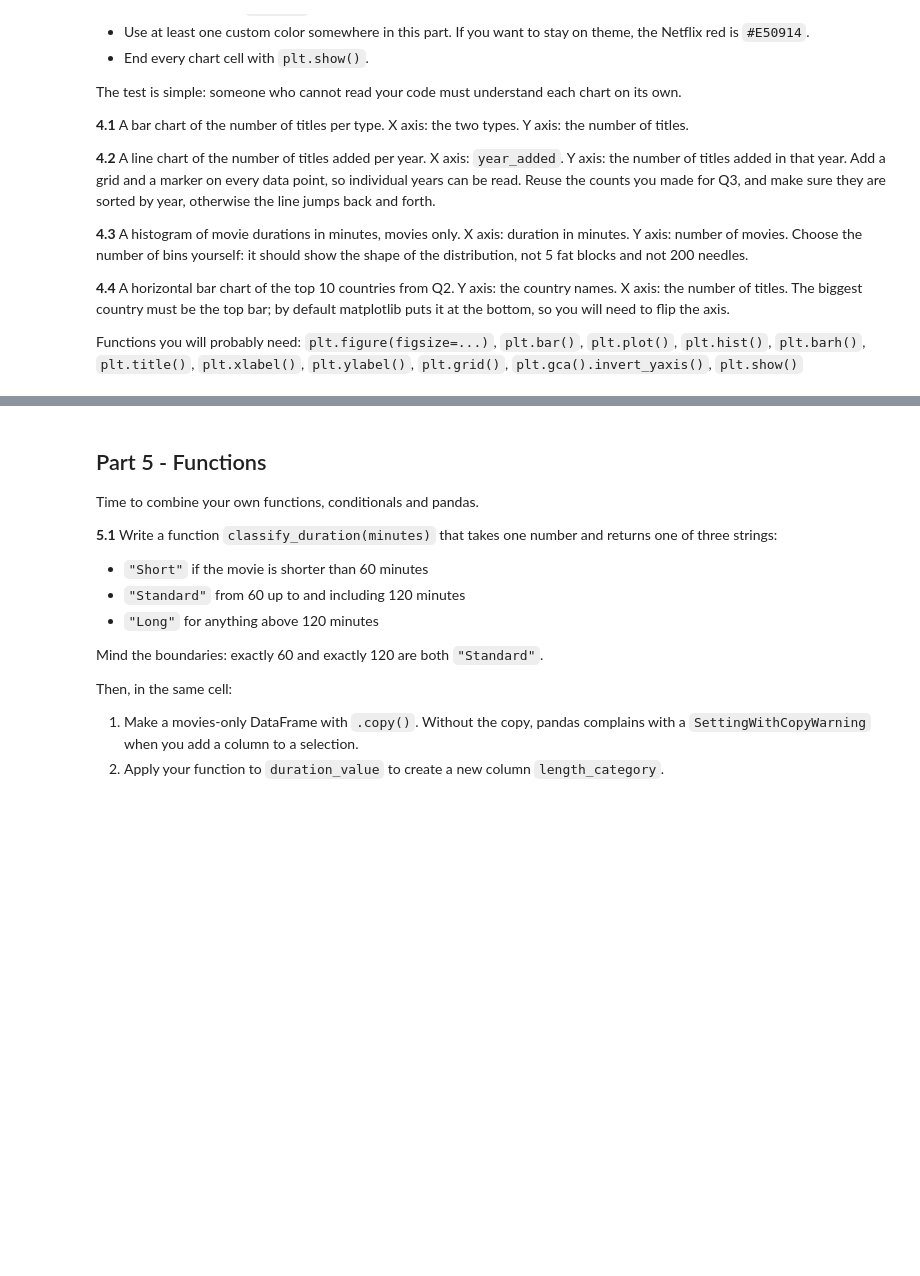
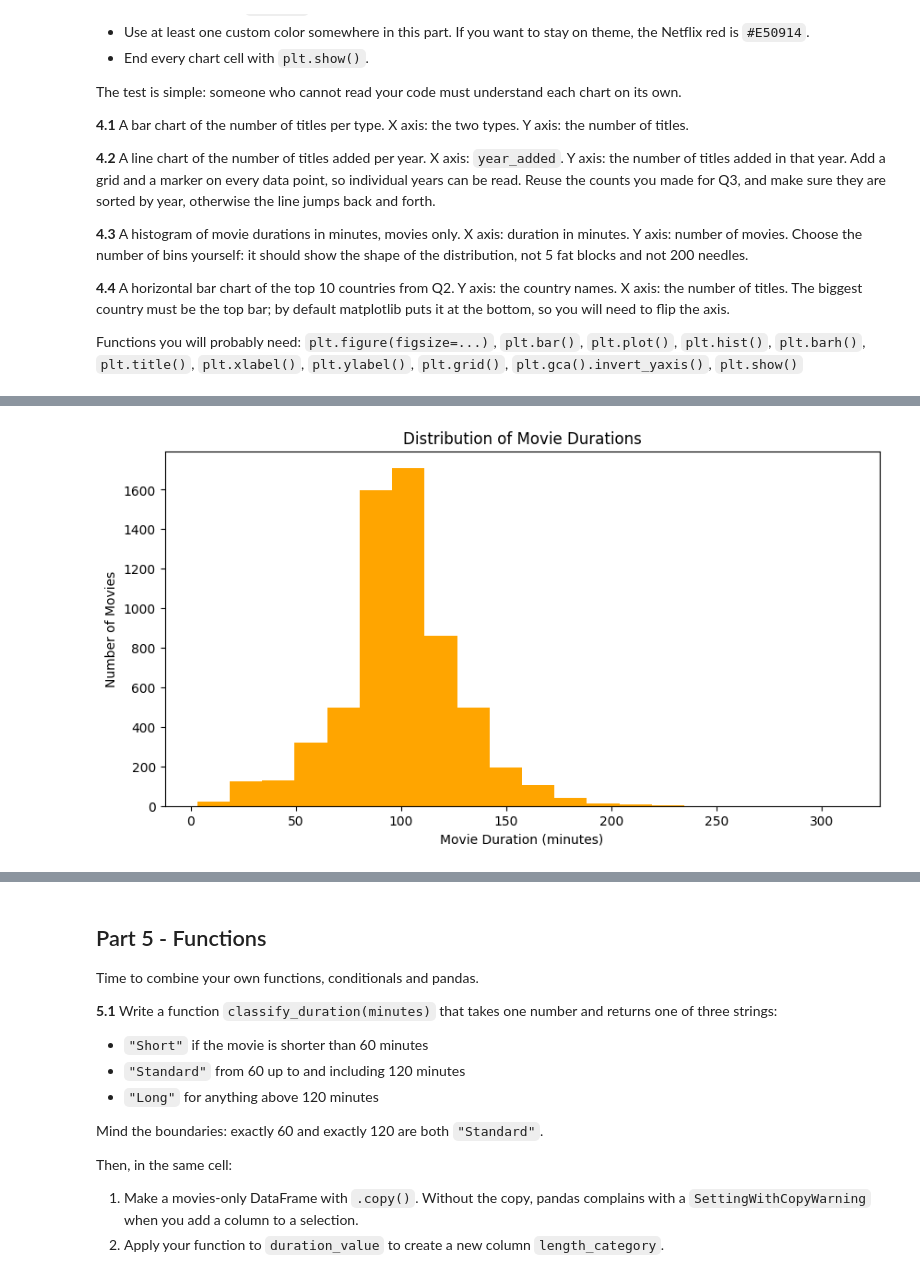
Before and after one commit to boryanakostadinova87-cyber/Final-Project-1, a Jupyter notebook: DS_FinalProject_Assignment.ipynb, the cells around one changed output, grey strips where cells are left out. Drawn from its saved outputs; the diff is of its cells as text; code cells hidden in the pictures; blank space fills up the shorter version.

```diff
--- a/DS_FinalProject_Assignment.ipynb
+++ b/DS_FinalProject_Assignment.ipynb
@@ -219,0 +511,14 @@ Functions you will probably need: `plt.figure(figsize=...)`, `plt.bar()`, `plt.p
+# %%
+# 4.3 - histogram: movie durations
+movies = df[df["type"] == "Movie"]
+
+plt.figure(figsize=(10, 5))
+plt.hist(movies["duration_value"], bins=20, color="orange")
+
+plt.title("Distribution of Movie Durations")
+plt.xlabel("Movie Duration (minutes)")
+plt.ylabel("Number of Movies")
+
+plt.show()
+# %% [output]
+[figure, added]
```
Also changed, not shown: parts of 34 cells of this notebook.
